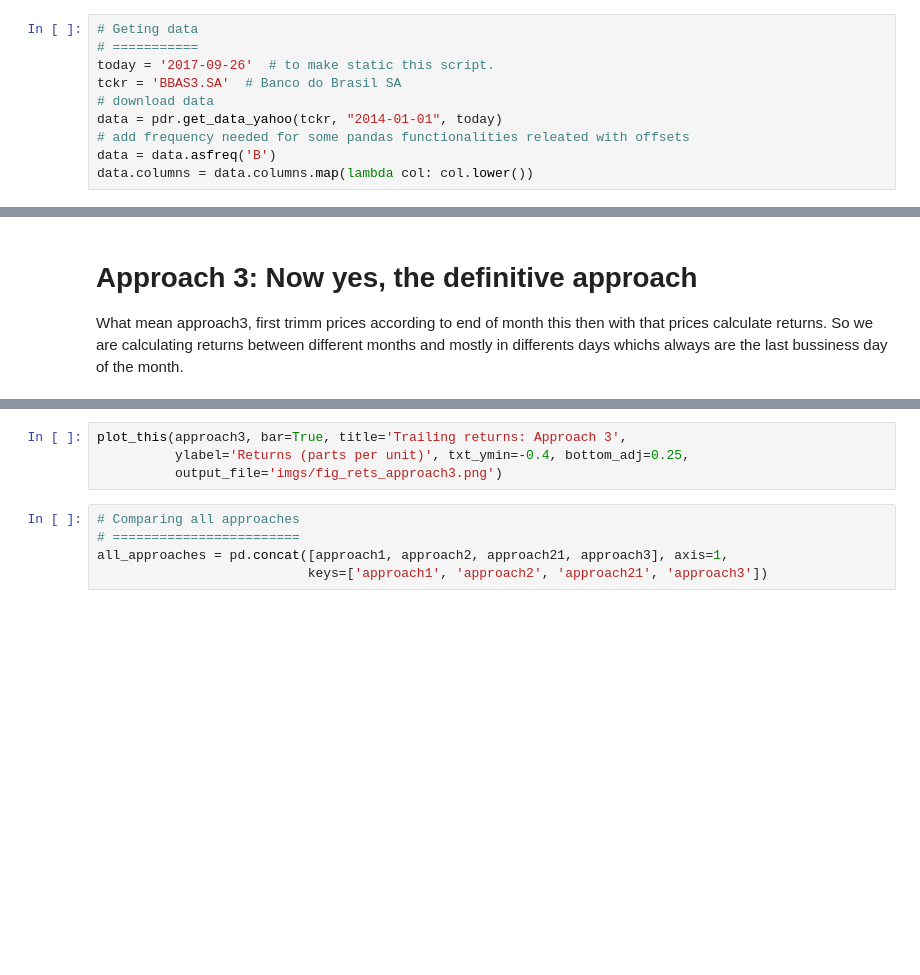
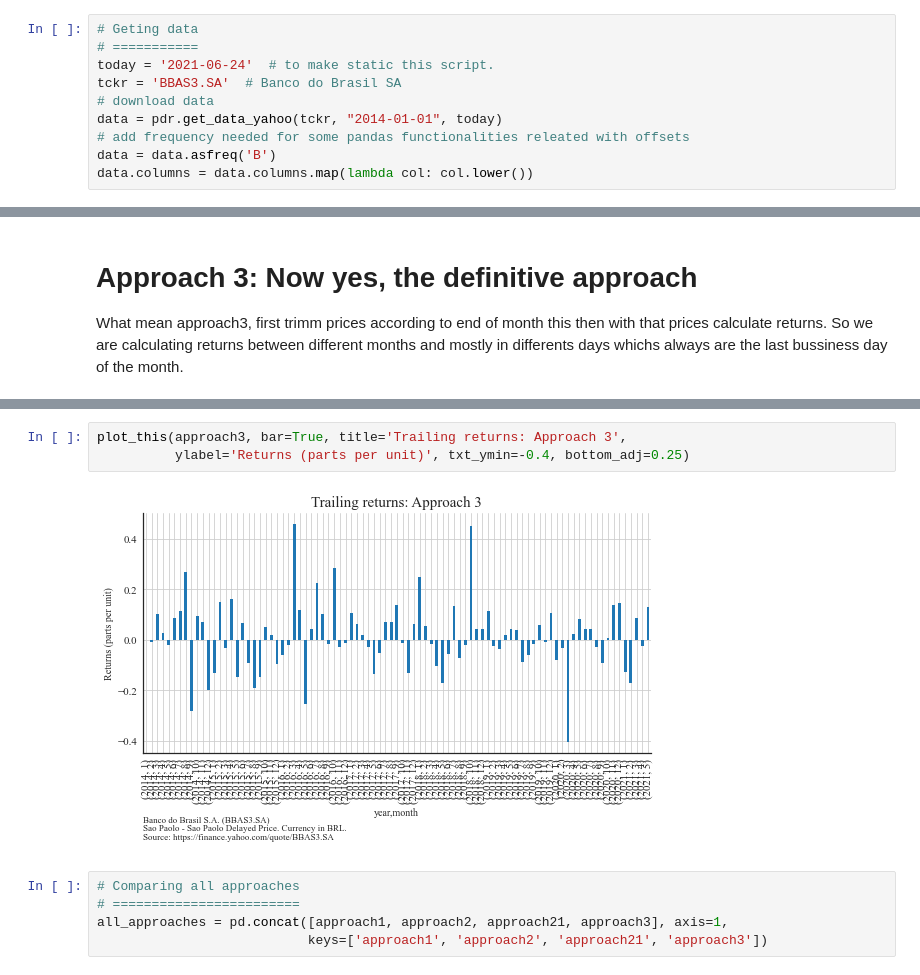
Before and after one commit to kpadilha/quantdare_posts, a Jupyter notebook: calcular_retornos/agregate_returns.ipynb, the cells around one changed output, grey strips where cells are left out. Saved outputs shown, nothing was run; the diff lists cells and outputs as text; blank space fills up the shorter version.

```diff
--- a/calcular_retornos/agregate_returns.ipynb
+++ b/calcular_retornos/agregate_returns.ipynb
@@ -89,7 +89,7 @@ def plot_this(df, title, figsize=None, ylabel='', bottom_adj=0.25,
 # %%
 # Geting data
 # ===========
-today = '2017-09-26'  # to make static this script.
+today = '2021-06-24'  # to make static this script.
 tckr = 'BBAS3.SA'  # Banco do Brasil SA
 # download data
 data = pdr.get_data_yahoo(tckr, "2014-01-01", today)
@@ -187,7 +287,8 @@ approach3.tail(12)
 # %%
 plot_this(approach3, bar=True, title='Trailing returns: Approach 3',
-          ylabel='Returns (parts per unit)', txt_ymin=-0.4, bottom_adj=0.25,
-          output_file='imgs/fig_rets_approach3.png')
+          ylabel='Returns (parts per unit)', txt_ymin=-0.4, bottom_adj=0.25)
+# %% [output]
+[figure, added]
 # %%
 # Comparing all approaches
 # ========================
```
Also changed, not shown: parts of 17 cells of this notebook.
